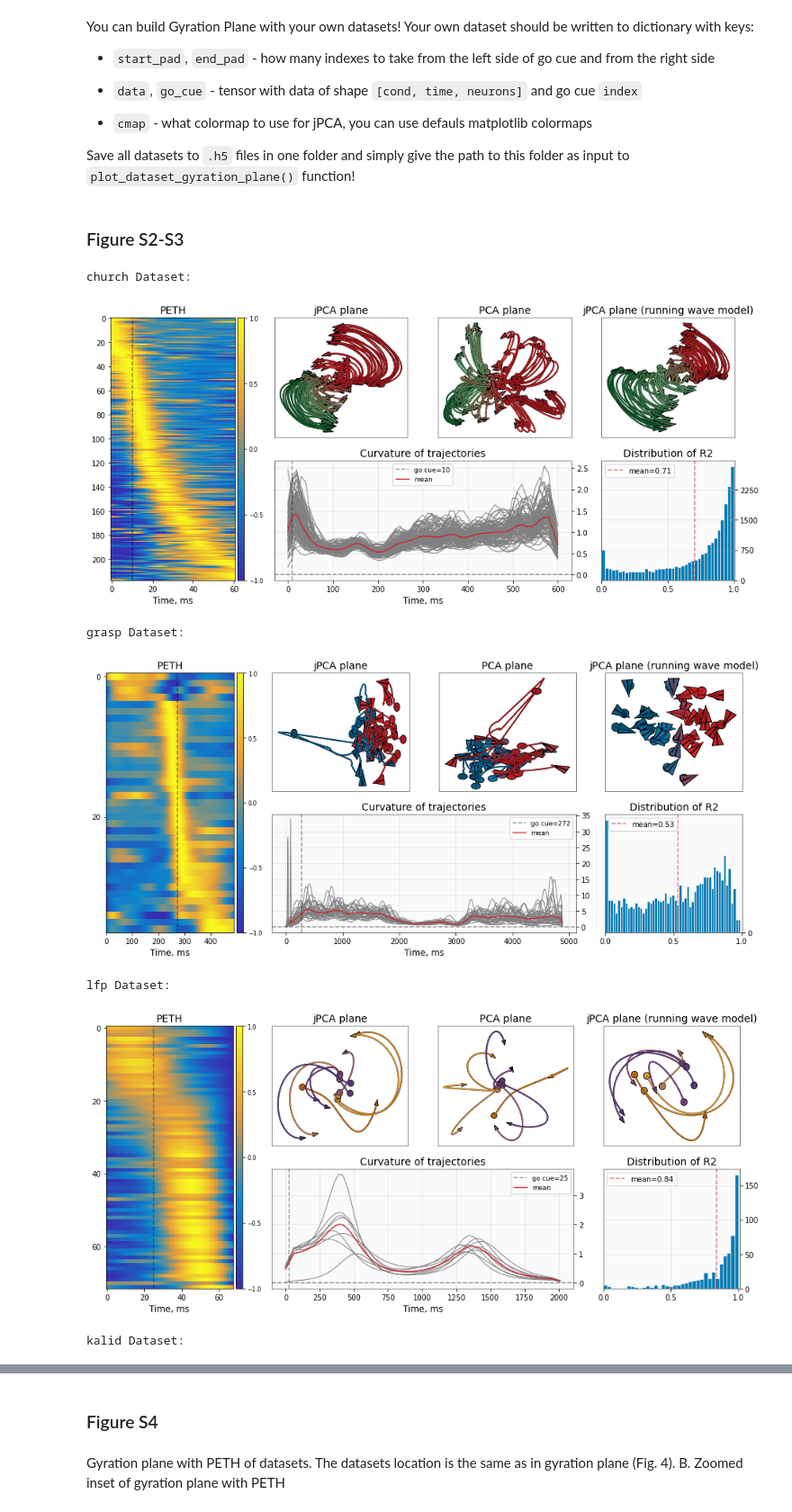
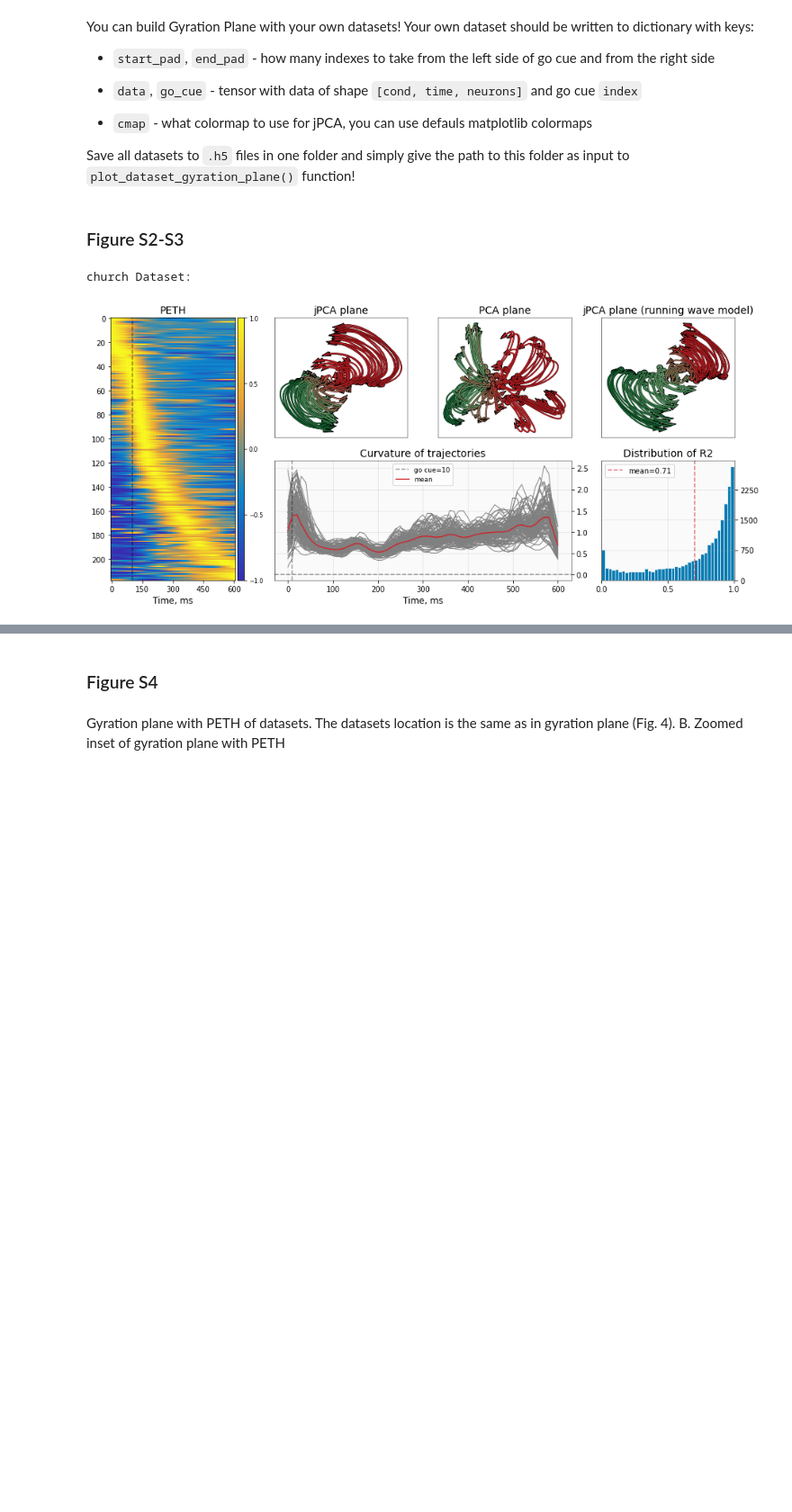
Before and after one commit to NevVerVer/neural-dynamics-gyration, a Jupyter notebook: datasets_analysis.ipynb, the cells around one changed output, grey strips where cells are left out. Shown at 90% size. Drawn from its saved outputs; the diff is of its cells as text; code cells hidden in the pictures; blank space fills up the shorter version.

```diff
--- a/datasets_analysis.ipynb
+++ b/datasets_analysis.ipynb
@@ -298,42 +293,44 @@ for nam in ['church', 'grasp', 'lfp', 'kalid', 'pfc']:
     t = np.arange(datas.shape[1])
     r2 = plot_R2_fitting(datas, t, ax3, params['ts'], params['te'],
                          c_siz=params['c_size'], arr_siz=params['arr_size'],
-                         cmap=params['cmap'], pfc=params['pfc'], kalid=params['kalid'])
+                         cmap=params['cmap'], pfc=params['pfc'],
+                         kalid=params['kalid'])
     for axis in ['top', 'bottom', 'left', 'right']:
         ax3.spines[axis].set_linewidth(0.5)
     ax3.set_xticks([])
     ax3.set_yticks([])
     ax3.set_title('jPCA plane (running wave model)', fontsize=14)
 
-    # 5 - R2 fitting distribution
-    ax5.hist(np.array(r2).ravel(), bins=params['bins'], color=journ_color_dict['blue'],
-              edgecolor='white', linewidth=0.7)
+    # # 5 - R2 fitting distribution
+    ax5.hist(np.array(r2).ravel(), bins=params['bins'],
+             color=journ_color_dict['blue'],
+             edgecolor='white', linewidth=0.7)
     ax5.axvline(np.nanmean(r2), c=journ_color_dict['red'],
-                label='mean={}'.format(round(np.nanmean(r2), 2)), ls='--', alpha=0.6)
+                label='mean={}'.format(round(np.nanmean(r2), 2)),
+                ls='--', alpha=0.6)
     ax5.yaxis.tick_right()
     ax5.set_xlim([0., 1.009])
     for axis in ['top', 'bottom', 'left', 'right']:
         ax5.spines[axis].set_linewidth(0.5)
 
     import matplotlib.ticker as ticker
     ax5.xaxis.set_major_locator(ticker.MultipleLocator(0.5))
     ax5.yaxis.set_major_locator(ticker.MultipleLocator(40))
     ax5.legend()
     ax5.grid(alpha=0.3)
     ax5.set_facecolor(bg_gray_color)
     ax5.set_title('Distribution of R2', fontsize=14)
     ax5.yaxis.set_major_locator(ticker.MultipleLocator(params['hist_space']))
     ax5.yaxis.tick_right()
+
     # You can save figure if u want
     # plt.savefig(PATH_DRAFT + nam + '.pdf', dpi=300, format='pdf',
-    #             bbox_inches='tight', pad_inches=0.0)
+                # bbox_inches='tight', pad_inches=0.0)
+
     plt.tight_layout()
     plt.show()
+    # You can build for all datasets, just remove break
+    break
 # %% [output]
 church Dataset:
-[figure, old version]
+[figure, new version]
-grasp Dataset:
-[figure, removed]
-lfp Dataset:
-[figure, removed]
-kalid Dataset:
```
Also changed, not shown: parts of 11 cells of this notebook, 3 other files.
